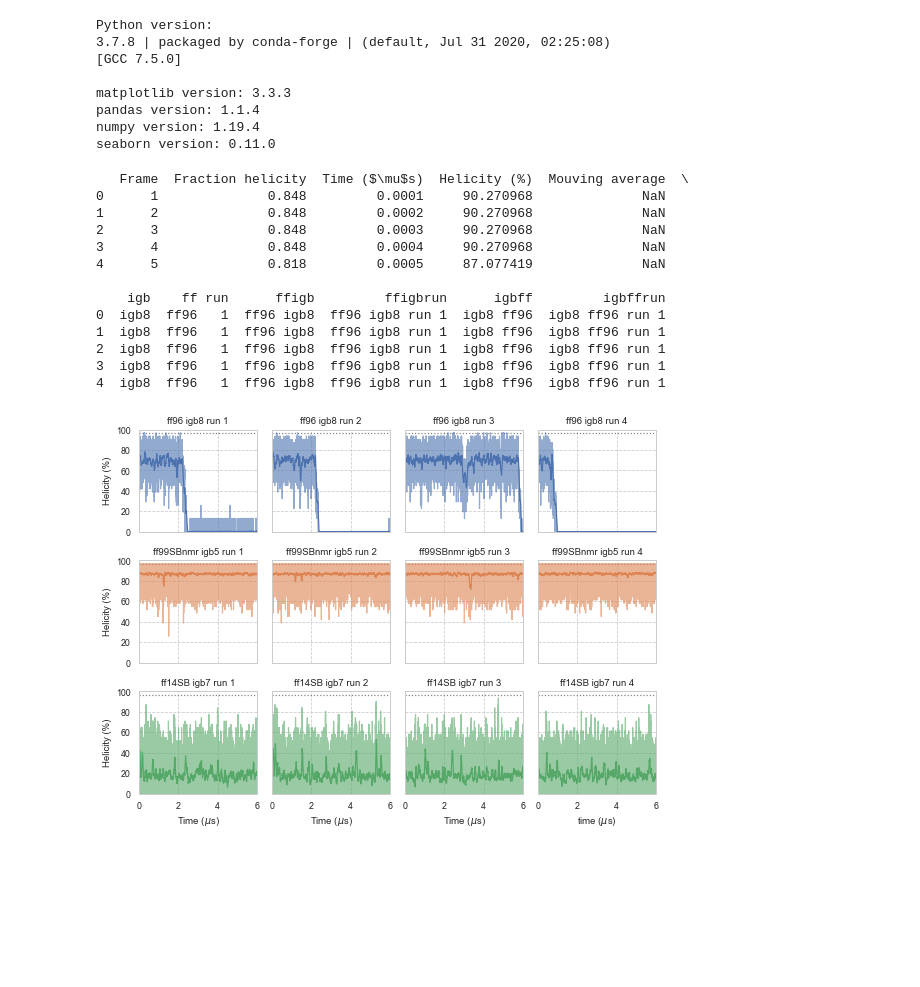
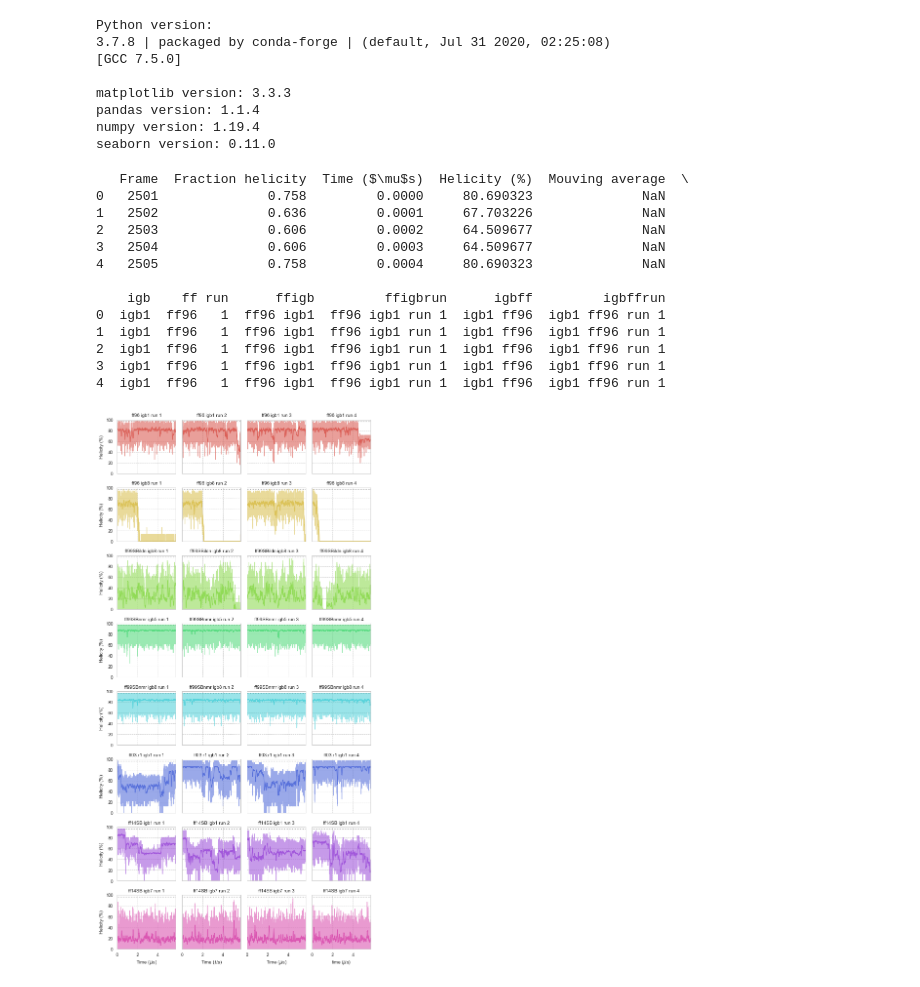
Before and after one commit to eric-jm-lang/GB_simulations_de_novo_peptides, a Jupyter notebook: 1-A4_K4E4_A4_K4E4_A4/3-Analysis/Analysis_reproducibility_1.ipynb, the cells around one changed output. Saved outputs shown, nothing was run; the diff lists cells and outputs as text; code cells hidden in the pictures; blank space fills up the shorter version.

Commit message:
changes plots

```diff
--- a/1-A4_K4E4_A4_K4E4_A4/3-Analysis/Analysis_reproducibility_1.ipynb
+++ b/1-A4_K4E4_A4_K4E4_A4/3-Analysis/Analysis_reproducibility_1.ipynb
@@ -54,8 +54,8 @@ for ff in ffs:
             files = glob.glob(file_glob)
             for f in files:
                 # Read each into a file to be put into a dict
-                df = pd.read_csv(f, sep=r'\s+', skiprows=1, names=['Frame', 'Fraction helicity'])
-                df[r'Time ($\mu$s)'] = df['Frame']/10000
+                df = pd.read_csv(f, sep=r'\s+', skiprows=2501, names=['Frame', 'Fraction helicity'])
+                df[r'Time ($\mu$s)'] = (df['Frame']-2501)/10000
                 df['Helicity (%)'] = df['Fraction helicity']*100*33/31
                 df['Mouving average']=pd.Series.rolling(df['Helicity (%)'],window=500,center=False).mean()
                 df['igb'] = igb
@@ -70,44 +70,44 @@ df_total = pd.concat(igbff_all)
 print(df_total.head())
 # %% [output]
    Frame  Fraction helicity  Time ($\mu$s)  Helicity (%)  Mouving average  \
-0      1              0.848         0.0001     90.270968              NaN
-1      2              0.848         0.0002     90.270968              NaN
-2      3              0.848         0.0003     90.270968              NaN
-3      4              0.848         0.0004     90.270968              NaN
-4      5              0.818         0.0005     87.077419              NaN
+0   2501              0.758         0.0000     80.690323              NaN
+1   2502              0.636         0.0001     67.703226              NaN
+2   2503              0.606         0.0002     64.509677              NaN
+3   2504              0.606         0.0003     64.509677              NaN
+4   2505              0.758         0.0004     80.690323              NaN
 
     igb    ff run      ffigb         ffigbrun      igbff         igbffrun
-0  igb8  ff96   1  ff96 igb8  ff96 igb8 run 1  igb8 ff96  igb8 ff96 run 1
-1  igb8  ff96   1  ff96 igb8  ff96 igb8 run 1  igb8 ff96  igb8 ff96 run 1
-2  igb8  ff96   1  ff96 igb8  ff96 igb8 run 1  igb8 ff96  igb8 ff96 run 1
-3  igb8  ff96   1  ff96 igb8  ff96 igb8 run 1  igb8 ff96  igb8 ff96 run 1
-4  igb8  ff96   1  ff96 igb8  ff96 igb8 run 1  igb8 ff96  igb8 ff96 run 1
+0  igb1  ff96   1  ff96 igb1  ff96 igb1 run 1  igb1 ff96  igb1 ff96 run 1
+1  igb1  ff96   1  ff96 igb1  ff96 igb1 run 1  igb1 ff96  igb1 ff96 run 1
+2  igb1  ff96   1  ff96 igb1  ff96 igb1 run 1  igb1 ff96  igb1 ff96 run 1
+3  igb1  ff96   1  ff96 igb1  ff96 igb1 run 1  igb1 ff96  igb1 ff96 run 1
+4  igb1  ff96   1  ff96 igb1  ff96 igb1 run 1  igb1 ff96  igb1 ff96 run 1
 # %%
-sns.set(context='paper', style='whitegrid', palette='deep', font='sans-serif',\
+sns.set(context='paper', style='whitegrid', palette=sns.color_palette("hls", 8), font='sans-serif',\
         font_scale=1, rc={'grid.linestyle': '--'})
 
 grid = sns.FacetGrid(df_total, col="ffigbrun", col_wrap=4, hue="ffigb", height=2, aspect=1,\
                      sharex=True, sharey=True, despine=False, legend_out=False)
 
 
 # Draw a horizontal line to show the starting point
 grid.map(plt.axhline, y=96.76, ls=":", c=".5") # 90.9*33/31
 
 grid.map(plt.plot, r'Time ($\mu$s)', 'Mouving average').set_titles("{col_name}")
 grid.map(plt.plot, r'Time ($\mu$s)', 'Helicity (%)', alpha=0.6).set_titles("{col_name}")
 # Adjust the tick positions and labels
 #grid.set(xticks=np.arange(5), yticks=[-3, 3],
          #xlim=(-.5, 4.5), ylim=(-3.5, 3.5))
 
 # Adjust the arrangement of the plots
 #grid.fig.tight_layout(w_pad=1)
-grid.set(xlim=(0, 6) , ylim=(0, 100))
+grid.set(xlim=(0, 5.75) , ylim=(0, 100))
 plt.xlabel(r'time ($\mu$s)')
 #plt.ylabel('Percentage helicity (%)')
 plt.tight_layout()
 plt.savefig('./plots/reproducibility_ts_1.pdf')
 plt.savefig('./plots/reproducibility_ts_1.png', dpi=300)
 plt.show()
 # %% [output]
-[figure, old version]
+[figure, new version]
 # %%
```
Also changed, not shown: parts of 1 cell of this notebook, 16 other files.
